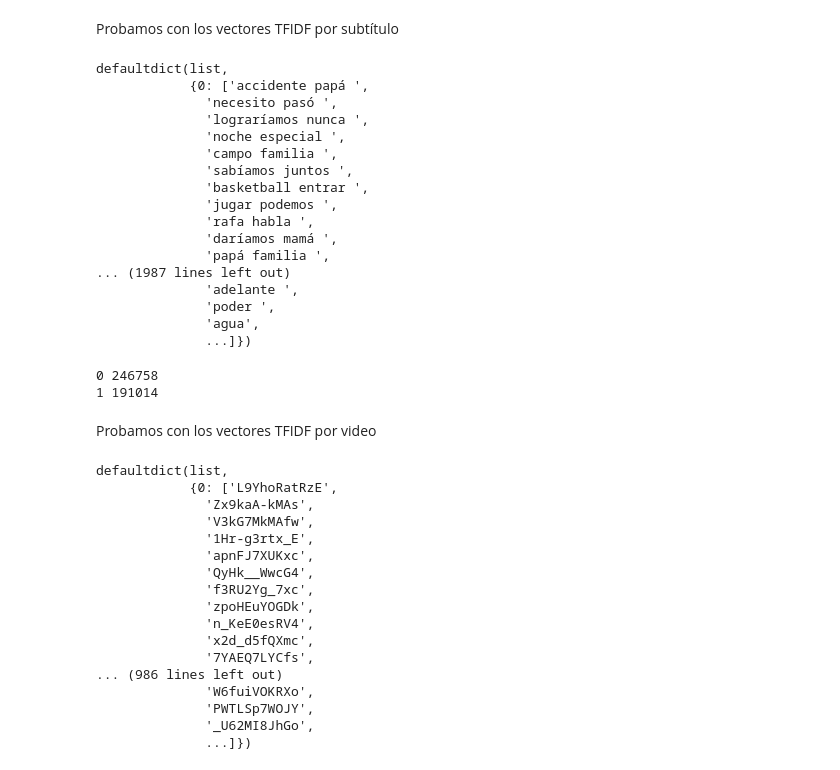
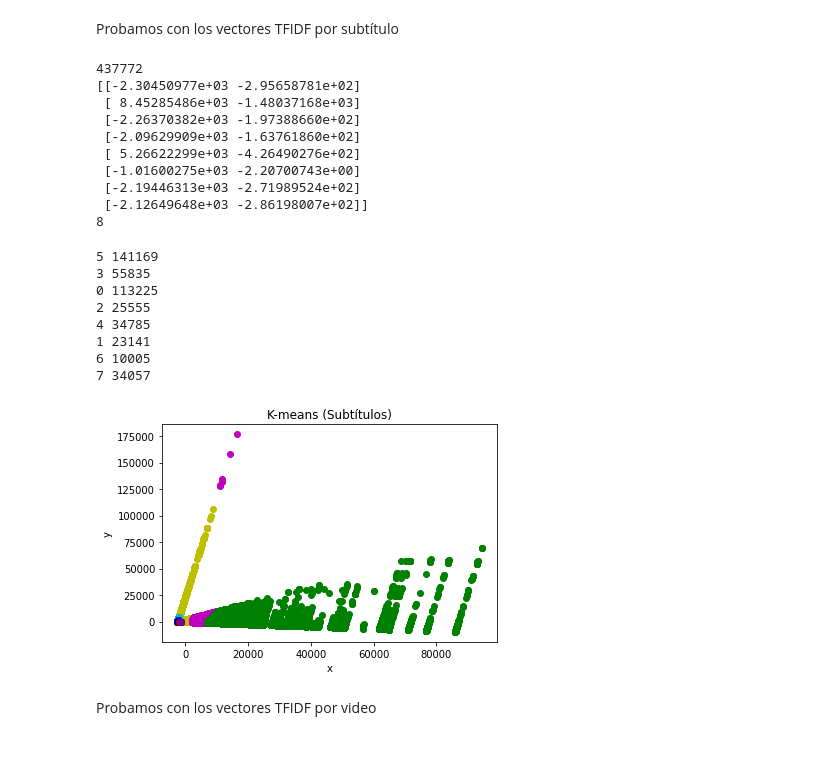
Before and after one commit to KarlaDSJ/PlayPhrase2.0, a Jupyter notebook: notebooks/Agrupar.ipynb, the cells around one changed output. Drawn from its saved outputs; the diff is of its cells as text; code cells hidden in the pictures.

Commit message:
Grafica k-means, tfidf por subtítulo

```diff
--- a/notebooks/Agrupar.ipynb
+++ b/notebooks/Agrupar.ipynb
@@ -207,7 +199,7 @@ plt.show()
 ## K-means
 # %%
 class kMeans():
-    def __init__(self, n_clusters=2):
+    def __init__(self, n_clusters):
         #Número de clústers
         self.n_clusters = n_clusters
         #Clústers vectores
@@ -219,7 +211,9 @@ class kMeans():
 
     def fit(self, X, names=None):
         #Inicialización de parámetros
-        C = X[np.random.choice(X.shape[1], self.n_clusters)]
+        print(X_pca[:,0].shape[0])
+        C = X[np.random.choice(X_pca[:,0].shape[0], self.n_clusters)]
+        print(C)
         #Paro
         stop = False
         while stop == False:
@@ -237,7 +231,7 @@ class kMeans():
                 self.named_clusters[k].append(n)
 
             #Actualización de C
-            new_c = np.array([sum(vecs)/len(vecs) for clas, vecs in self.clusters.items()])
+            new_c = np.array([sum(vecs)/len(vecs) for _, vecs in self.clusters.items()])
 
             #Criterio de paro
             if C.all() == new_c.all():
@@ -249,57 +243,49 @@ class kMeans():
 # %% [markdown]
 Probamos con los vectores TFIDF por subtítulo
 # %%
-modelxO = kMeans(5)
+modelxO = kMeans(8)
 modelxO.fit(X_pca, list(vectors.keys()))
-modelxO.named_clusters
+print(len(modelxO.named_clusters))
 # %% [output]
-defaultdict(list,
-            {0: ['accidente papá ',
-              'necesito pasó ',
-              'lograríamos nunca ',
-              'noche especial ',
-              'campo familia ',
-              'sabíamos juntos ',
-              'basketball entrar ',
-              'jugar podemos ',
-              'rafa habla ',
-              'daríamos mamá ',
-              'papá familia ',
-... (1987 lines left out)
-              'adelante ',
-              'poder ',
-              'agua',
-              ...]})
+437772
+[[-2.30450977e+03 -2.95658781e+02]
+ [ 8.45285486e+03 -1.48037168e+03]
+ [-2.26370382e+03 -1.97388660e+02]
+ [-2.09629909e+03 -1.63761860e+02]
+ [ 5.26622299e+03 -4.26490276e+02]
+ [-1.01600275e+03 -2.20700743e+00]
+ [-2.19446313e+03 -2.71989524e+02]
+ [-2.12649648e+03 -2.86198007e+02]]
+8
 # %%
 for c, docs in modelxO.named_clusters.items():
     print(c, len(docs)) #Creo que vamos a tener que cambiar de vectores
 # %% [output]
-0 246758
-1 191014
+5 141169
+3 55835
+0 113225
+2 25555
+4 34785
+1 23141
+6 10005
+7 34057
+# %%
+colors = ['r', 'g', 'b', 'c', 'm', 'y', 'k', 'purple', 'olive', 'orange']
+for c, docs in modelxO.named_clusters.items():
+    plot_words(np.array(modelxO.clusters[c]), [], colors[c])
+
+plt.title('K-means (Subtítulos)')
+plt.xlabel('x')
+plt.ylabel('y')
+plt.show()
+# %% [output]
+[figure, added]
 # %% [markdown]
 Probamos con los vectores TFIDF por video
 # %%
-model = kMeans(5)
+model = kMeans(3)
 model.fit(val_pca, list(tfidf_obj.tfidf.keys()))
 model.named_clusters
-# %% [output]
-defaultdict(list,
-            {0: ['L9YhoRatRzE',
-              'Zx9kaA-kMAs',
-              'V3kG7MkMAfw',
-              '1Hr-g3rtx_E',
-              'apnFJ7XUKxc',
-              'QyHk__WwcG4',
-              'f3RU2Yg_7xc',
-              'zpoHEuYOGDk',
-              'n_KeE0esRV4',
-              'x2d_d5fQXmc',
-              '7YAEQ7LYCfs',
-... (986 lines left out)
-              'W6fuiVOKRXo',
-              'PWTLSp7WOJY',
-              '_U62MI8JhGo',
-              ...]})
 # %%
 for c, docs in model.named_clusters.items():
     print(c, len(docs)) #Creo que vamos a tener que cambiar de vectores
```
Also changed, not shown: parts of 3 cells of this notebook.
